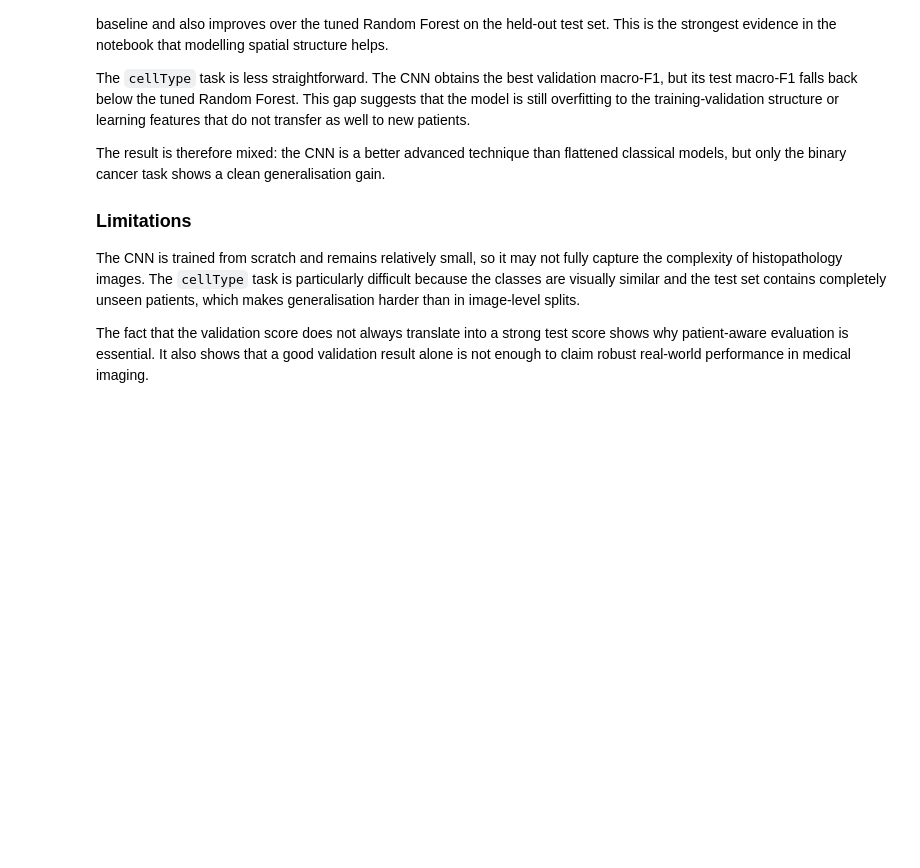
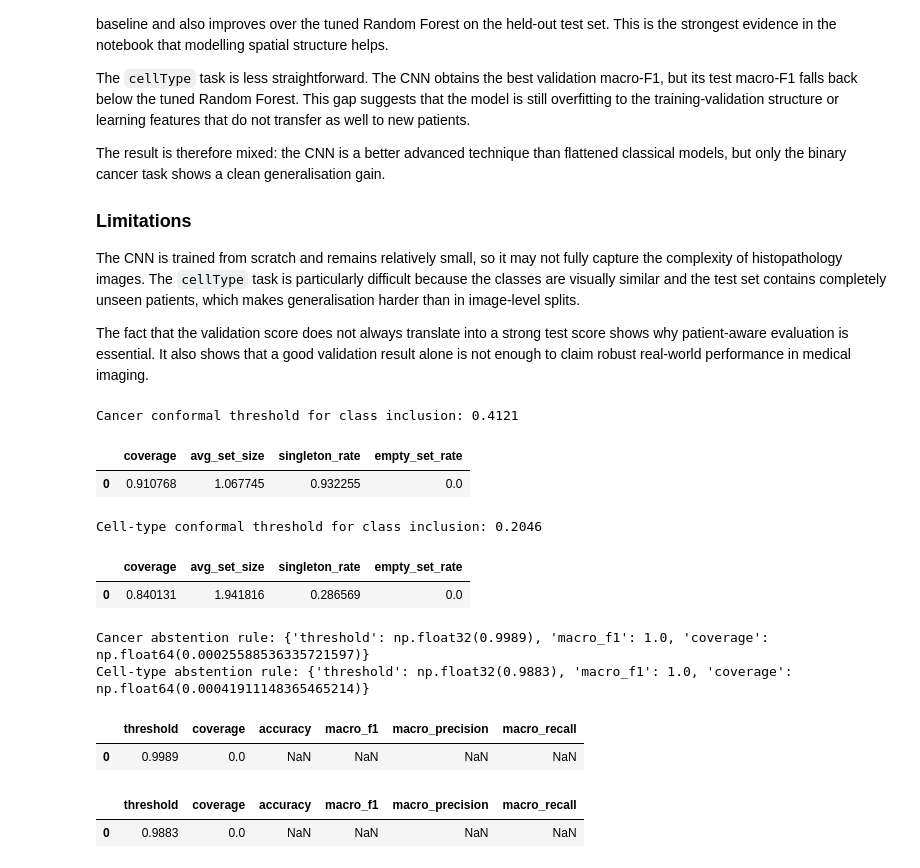
Before and after one commit to theaussiepie/Conformal-Prediction-with-ML-Workflow, a Jupyter notebook: workflow.ipynb, the cells around one changed output. Saved outputs shown, nothing was run; the diff lists cells and outputs as text; code cells hidden in the pictures; blank space fills up the shorter version.

```diff
--- a/workflow.ipynb
+++ b/workflow.ipynb
@@ -1453,0 +1553,68 @@ The fact that the validation score does not always translate into a strong test
+# %%
+alpha = 0.1  # target 90% coverage
+
+# Cancer probabilities
+probs_val_c = predict_cnn_proba(cnn_cancer_model, X_val_c)
+probs_test_c = predict_cnn_proba(cnn_cancer_model, X_test_c)
+
+# Split conformal sets
+qhat_c = fit_split_conformal_classifier(probs_val_c, np.array(y_val_c), alpha=alpha)
+cancer_pred_sets, cancer_threshold = predict_conformal_sets(probs_test_c, qhat_c)
+cancer_cp_summary = evaluate_prediction_sets(cancer_pred_sets, np.array(y_test_c))
+
+print("Cancer conformal threshold for class inclusion:", round(cancer_threshold, 4))
+cancer_cp_summary
+# %% [output]
+Cancer conformal threshold for class inclusion: 0.4121
+|  | coverage | avg_set_size | singleton_rate | empty_set_rate |
+| 0 | 0.910768 | 1.067745 | 0.932255 | 0.0 |
+# %%
+# Cell-type probabilities
+probs_val_ct = predict_cnn_proba(cnn_cell_model, X_val_ct)
+probs_test_ct = predict_cnn_proba(cnn_cell_model, X_test_ct)
+
+# Split conformal sets
+qhat_ct = fit_split_conformal_classifier(probs_val_ct, np.array(y_val_ct), alpha=alpha)
+cell_pred_sets, cell_threshold = predict_conformal_sets(probs_test_ct, qhat_ct)
+cell_cp_summary = evaluate_prediction_sets(cell_pred_sets, np.array(y_test_ct))
+
+print("Cell-type conformal threshold for class inclusion:", round(cell_threshold, 4))
+cell_cp_summary
+# %% [output]
+Cell-type conformal threshold for class inclusion: 0.2046
+|  | coverage | avg_set_size | singleton_rate | empty_set_rate |
+| 0 | 0.840131 | 1.941816 | 0.286569 | 0.0 |
+# %%
+# Try to reach assignment-like targets on retained predictions only
+cancer_target = 0.90
+cell_target = 0.60
+
+cancer_abstain_rule = find_confidence_threshold(probs_val_c, np.array(y_val_c), cancer_target)
+cell_abstain_rule = find_confidence_threshold(probs_val_ct, np.array(y_val_ct), cell_target)
+
+print("Cancer abstention rule:", cancer_abstain_rule)
+print("Cell-type abstention rule:", cell_abstain_rule)
+# %% [output]
+Cancer abstention rule: {'threshold': np.float32(0.9989), 'macro_f1': 1.0, 'coverage': np.float64(0.00025588536335721597)}
+Cell-type abstention rule: {'threshold': np.float32(0.9883), 'macro_f1': 1.0, 'coverage': np.float64(0.00041911148365465214)}
+# %%
+if cancer_abstain_rule is not None:
+    cancer_abstain_results = evaluate_with_abstention(
+        probs_test_c, np.array(y_test_c), cancer_abstain_rule["threshold"]
+    )
+    display(cancer_abstain_results)
+else:
+    print("No cancer confidence threshold reached the target macro-F1 on validation.")
+
+if cell_abstain_rule is not None:
+    cell_abstain_results = evaluate_with_abstention(
+        probs_test_ct, np.array(y_test_ct), cell_abstain_rule["threshold"]
+    )
+    display(cell_abstain_results)
+else:
+    print("No cell-type confidence threshold reached the target macro-F1 on validation.")
+# %% [output]
+|  | threshold | coverage | accuracy | macro_f1 | macro_precision | macro_recall |
+| 0 | 0.9989 | 0.0 | NaN | NaN | NaN | NaN |
+|  | threshold | coverage | accuracy | macro_f1 | macro_precision | macro_recall |
+| 0 | 0.9883 | 0.0 | NaN | NaN | NaN | NaN |
```
Also changed, not shown: parts of 4 cells of this notebook.
